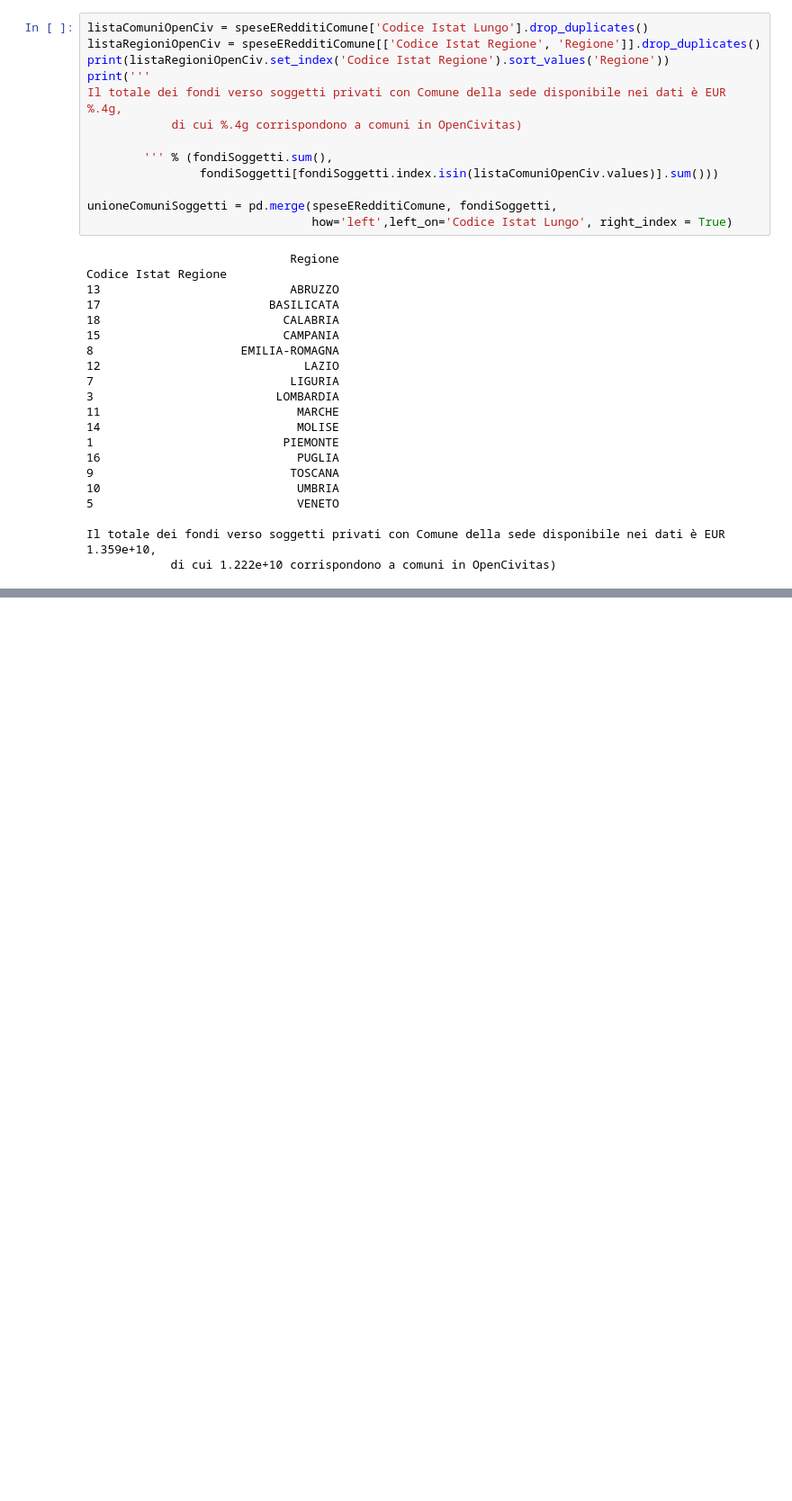
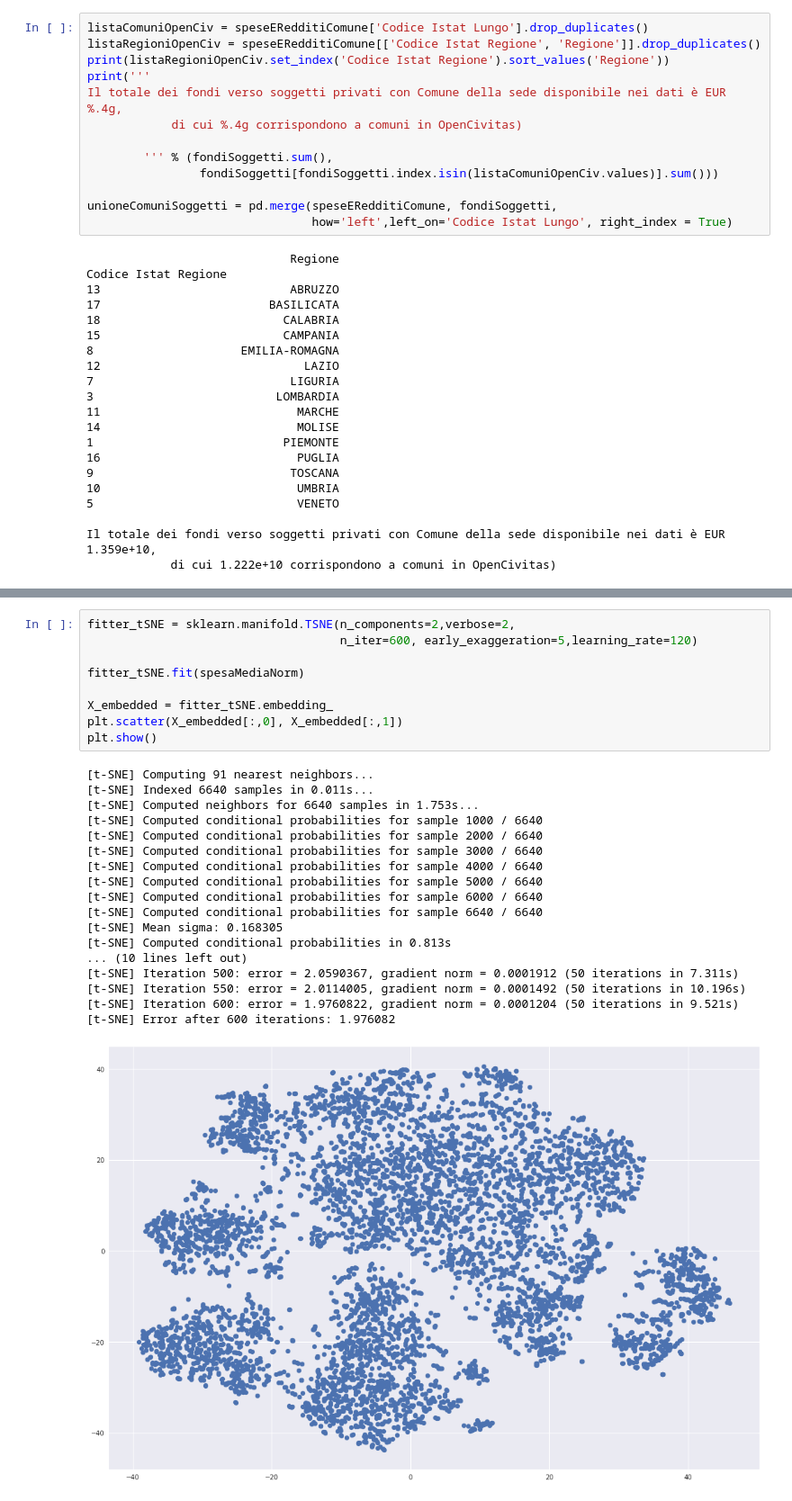
Before and after one commit to davideveronese/daf-data-science, a Jupyter notebook: opencoesione/Comune-based data.ipynb, the cells around one changed output, grey strips where cells are left out. Shown at 90% size. Drawn from its saved outputs; the diff is of its cells as text; blank space fills up the shorter version.

```diff
--- a/opencoesione/Comune-based data.ipynb
+++ b/opencoesione/Comune-based data.ipynb
@@ -130,0 +164,28 @@ Name: Numero contribuenti, Length: 6640, dtype: float64
+# %%
+fitter_tSNE = sklearn.manifold.TSNE(n_components=2,verbose=2,
+                                    n_iter=600, early_exaggeration=5,learning_rate=120)
+
+fitter_tSNE.fit(spesaMediaNorm)
+
+X_embedded = fitter_tSNE.embedding_
+plt.scatter(X_embedded[:,0], X_embedded[:,1])
+plt.show()
+# %% [output]
+[t-SNE] Computing 91 nearest neighbors...
+[t-SNE] Indexed 6640 samples in 0.011s...
+[t-SNE] Computed neighbors for 6640 samples in 1.753s...
+[t-SNE] Computed conditional probabilities for sample 1000 / 6640
+[t-SNE] Computed conditional probabilities for sample 2000 / 6640
+[t-SNE] Computed conditional probabilities for sample 3000 / 6640
+[t-SNE] Computed conditional probabilities for sample 4000 / 6640
+[t-SNE] Computed conditional probabilities for sample 5000 / 6640
+[t-SNE] Computed conditional probabilities for sample 6000 / 6640
+[t-SNE] Computed conditional probabilities for sample 6640 / 6640
+[t-SNE] Mean sigma: 0.168305
+[t-SNE] Computed conditional probabilities in 0.813s
+... (10 lines left out)
+[t-SNE] Iteration 500: error = 2.0590367, gradient norm = 0.0001912 (50 iterations in 7.311s)
+[t-SNE] Iteration 550: error = 2.0114005, gradient norm = 0.0001492 (50 iterations in 10.196s)
+[t-SNE] Iteration 600: error = 1.9760822, gradient norm = 0.0001204 (50 iterations in 9.521s)
+[t-SNE] Error after 600 iterations: 1.976082
+[figure, added]
```
Also changed, not shown: parts of 18 cells of this notebook.
